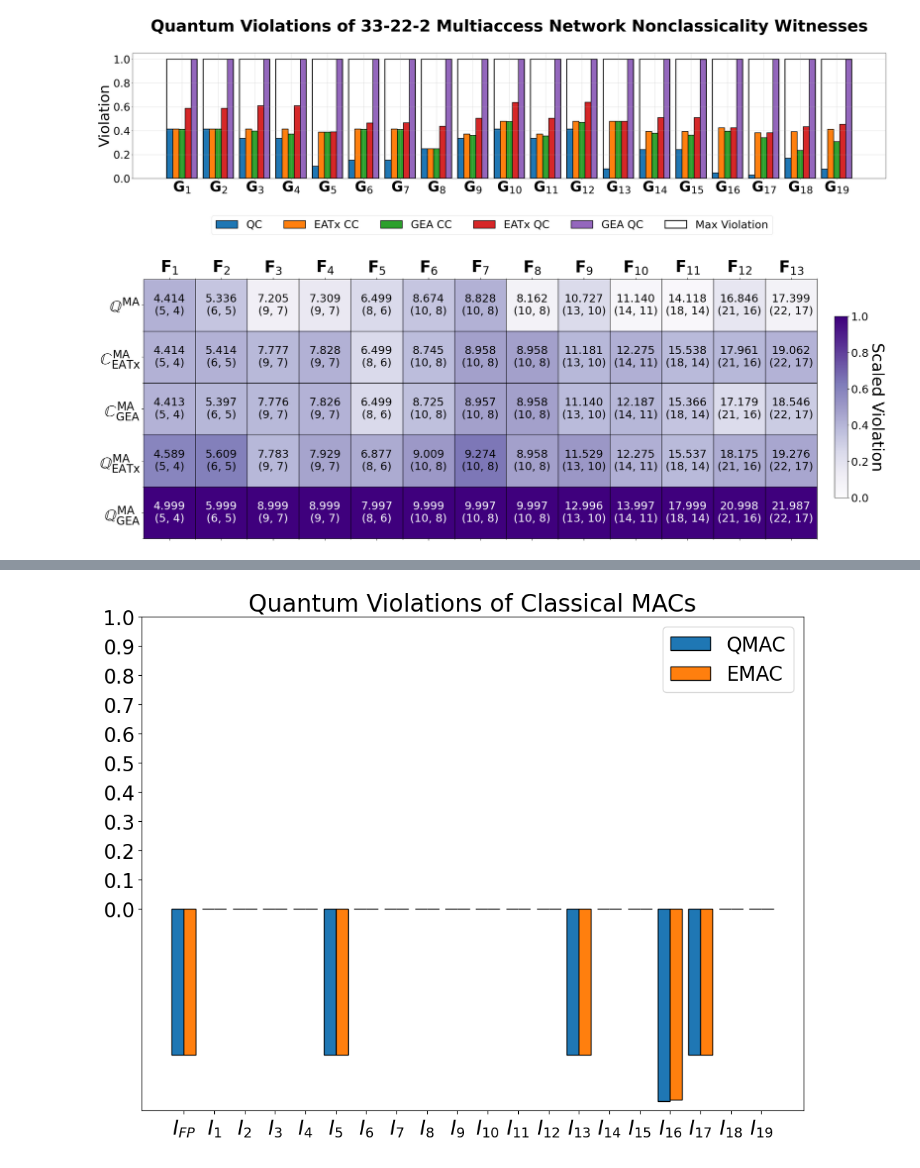
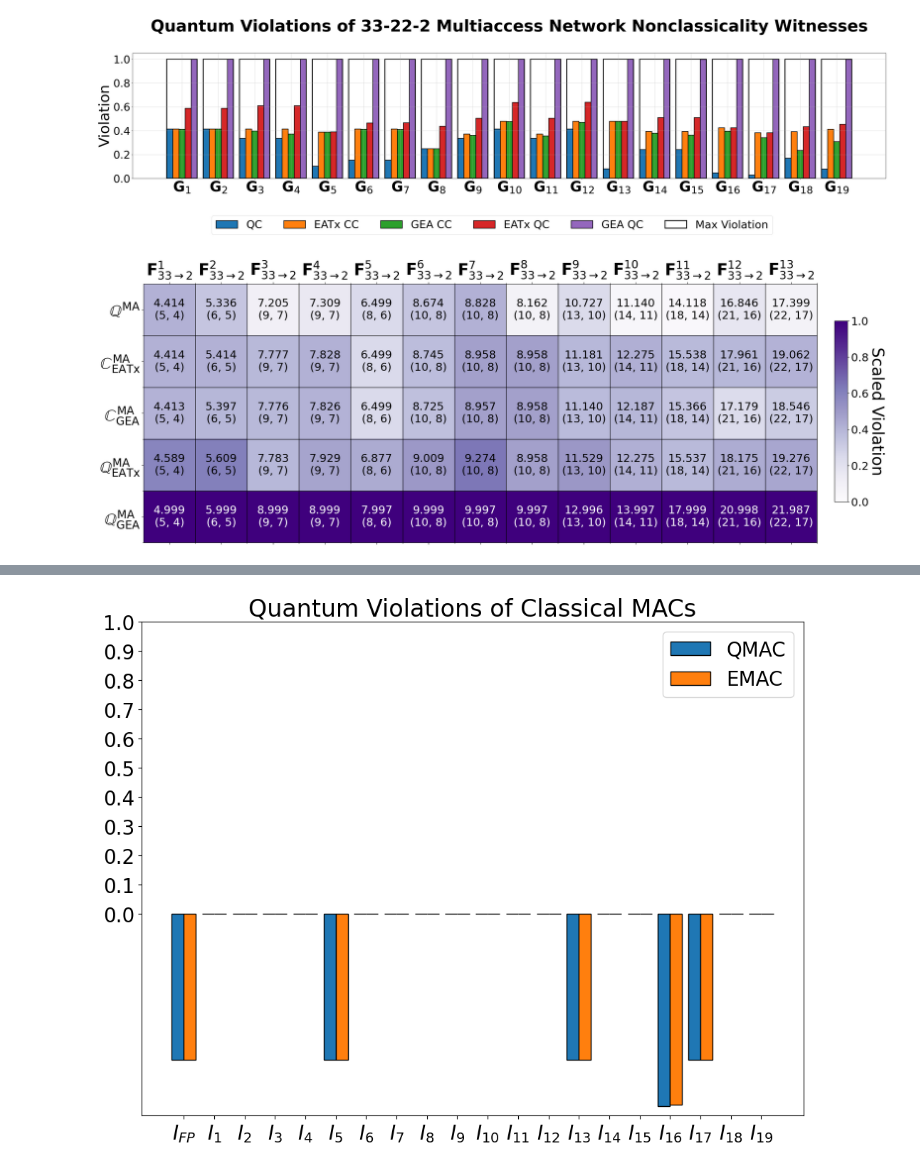
Before and after one commit to ChitambarLab/nonclassicality-in-quantum-communication-networks-supplemental-code, a Jupyter notebook: notebook/33-22-2_multiaccess_violations.ipynb, the cells around one changed output, grey strips where cells are left out. Saved outputs shown, nothing was run; the diff lists cells and outputs as text; code cells hidden in the pictures.

```diff
--- a/notebook/33-22-2_multiaccess_violations.ipynb
+++ b/notebook/33-22-2_multiaccess_violations.ipynb
@@ -246,25 +255,25 @@ configuration_names = [
     r"$\mathbb{Q}^{\rm{MA}}_{\rm{GEA}}$",
 ]
 game_names = [
-    r"$\mathbf{F}_1$",
+    "$\\mathbf{F}^1_{33\\to 2}$",
     # r"$\mathbf{F}_2$",
-    r"$\mathbf{F}_2$",
+    "$\\mathbf{F}^2_{33\\to 2}$",
     # r"$\mathbf{F}_4$",
-    r"$\mathbf{F}_3$",
-    r"$\mathbf{F}_4$",
+    "$\\mathbf{F}^3_{33\\to 2}$",
+    "$\\mathbf{F}^4_{33\\to 2}$",
     # r"$\mathbf{F}_7$",
-    r"$\mathbf{F}_5$",
-    r"$\mathbf{F}_6$",
-    r"$\mathbf{F}_{7}$",
+    "$\\mathbf{F}^5_{33\\to 2}$",
+    "$\\mathbf{F}^6_{33\\to 2}$",
+    "$\\mathbf{F}^{7}_{33\\to 2}$",
     # r"$\mathbf{F}_{11}$",
     # r"$\mathbf{F}_{12}$",
-    r"$\mathbf{F}_{8}$",
-    r"$\mathbf{F}_{9}$",
+    "$\\mathbf{F}^{8}_{33\\to 2}$",
+    "$\\mathbf{F}^{9}_{33\\to 2}$",
     # r"$\mathbf{F}_{15}$",
-    r"$\mathbf{F}_{10}$",
-    r"$\mathbf{F}_{11}$",
-    r"$\mathbf{F}_{12}$",
-    r"$\mathbf{F}_{13}$",
+    "$\\mathbf{F}^{10}_{33\\to 2}$",
+    "$\\mathbf{F}^{11}_{33\\to 2}$",
+    "$\\mathbf{F}^{12}_{33\\to 2}$",
+    "$\\mathbf{F}^{13}_{33\\to 2}$",
 ]
 sublist_ids = [1,3,5,6,8,9,10,13,14,16,17,18,19]
 
@@ -331,31 +340,31 @@ mat_num_font=22
 text_color_threshold = 0.65
 
 import decimal
 decimal.getcontext().rounding = decimal.ROUND_DOWN
 n_decimals = 3
 
 for y in range(len(cc_table_data)):
     for x in range(len(cc_table_data[0])):
 
         cc_val = cc_table_data[y][x]
         max_val = max_table_data[y][x]
         violation_val = violation_table_data[y][x]
         raw_violation_val = raw_violation_table_data[y][x]
 
         text_color = "white" if violation_val >= text_color_threshold else "black"
 
         ax.text(x, y, str(round(decimal.Decimal(raw_violation_val), n_decimals)) + "\n(" + str(int(max_val)) + ", " + str(int(cc_val)) + ")",
         # qc_ax.text(x, y, '%.3f' % qc_val + "\n" + "(" + str(int(cc_val)) + ")",
             horizontalalignment='center',
             verticalalignment='center',
             size=mat_num_font,
             color=text_color
         )
 
 
 cb_ax = fig.add_axes([0.92, 0.25, 0.015, 0.5])
 cbar = fig.colorbar(pcm, cax=cb_ax)
 cbar.ax.set_ylabel('Scaled Violation', rotation=270, size=32, labelpad=32)
 cbar.ax.tick_params(labelsize=mat_num_font)
 # %% [output]
-[figure, old version]
+[figure, new version]
```
Also changed, not shown: parts of 6 cells of this notebook, 15 other files.
